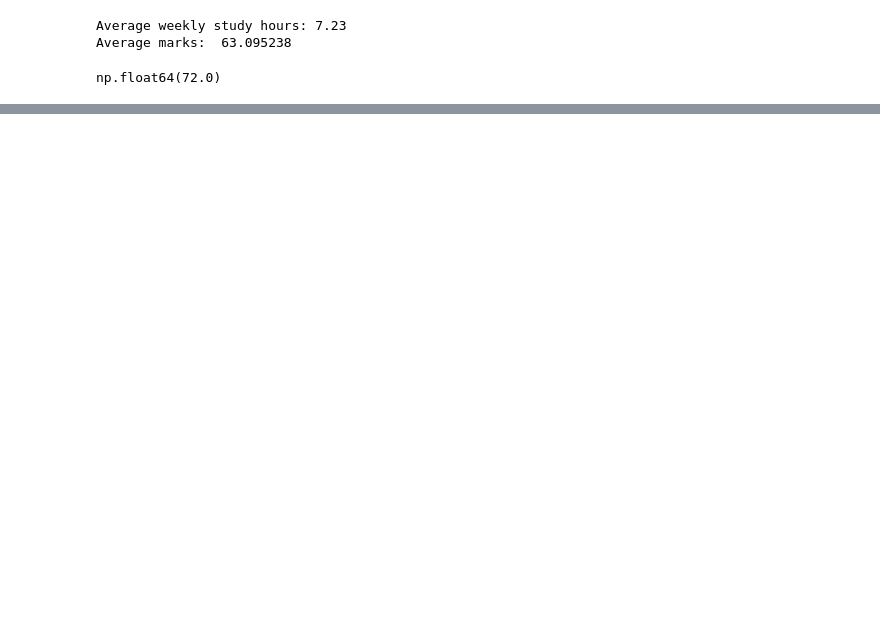
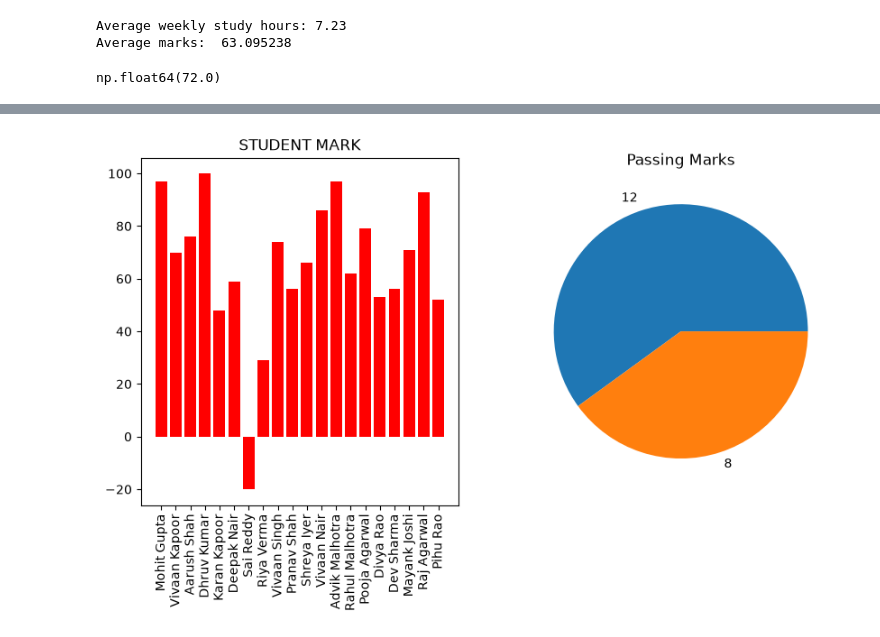
Before and after one commit to Eze-paul231/data-practical, a Jupyter notebook: data science practise.ipynb, the cells around one changed output, grey strips where cells are left out. Saved outputs shown, nothing was run; the diff lists cells and outputs as text; code cells hidden in the pictures; blank space fills up the shorter version.

Commit message:
added to data science.ipynb

```diff
--- a/data science practise.ipynb
+++ b/data science practise.ipynb
@@ -148,0 +170,19 @@ df_student = pd.concat([df_student, passed.rename('Passed')], axis=1)
+# %%
+import pandas as pd
+
+# Load data from text file
+url = "https://raw.githubusercontent.com/mahaveergautamji/Data-Project/main/data/student_dataset_v2.csv"
+df_student = pd.read_csv(url, delimiter=',', header='infer')
+df_student = df_student[['Student_Name', 'Study_Hours', 'Marks']].head(22)
+
+# Remove any rows with missing data
+df_student = df_student.dropna(axis=0, how='any')
+
+# calculate who passed, assuming '60' is the mark needed to pass
+passes = pd.Series(df_student['Marks'] >= 60)
+
+# Save who passed to the Pandas dataframe
+df_student = pd.concat([df_student, passes.rename("Pass")], axis=1)
+
+# Print the result out into this notebook
+df_student
@@ -148,0 +207,17 @@ df_student = pd.concat([df_student, passed.rename('Passed')], axis=1)
+# %%
+from matplotlib import pyplot as plt
+
+fig, ax = plt.subplots(1, 2,  figsize=(10, 5))
+
+ax[0].bar(x=df_student.Student_Name, height=df_student.Marks, color='red')
+
+ax[0].set_title("STUDENT MARK")
+ax[0].set_xticklabels(df_student.Student_Name, rotation=90)
+
+passes_count = df_student.Pass.value_counts()
+ax[1].pie(passes_count, labels=passes_count)
+ax[1].set_title("Passing Marks")
+
+fig.show()
+# %% [output]
+[figure, added]
```
Also changed, not shown: parts of 11 cells of this notebook.
